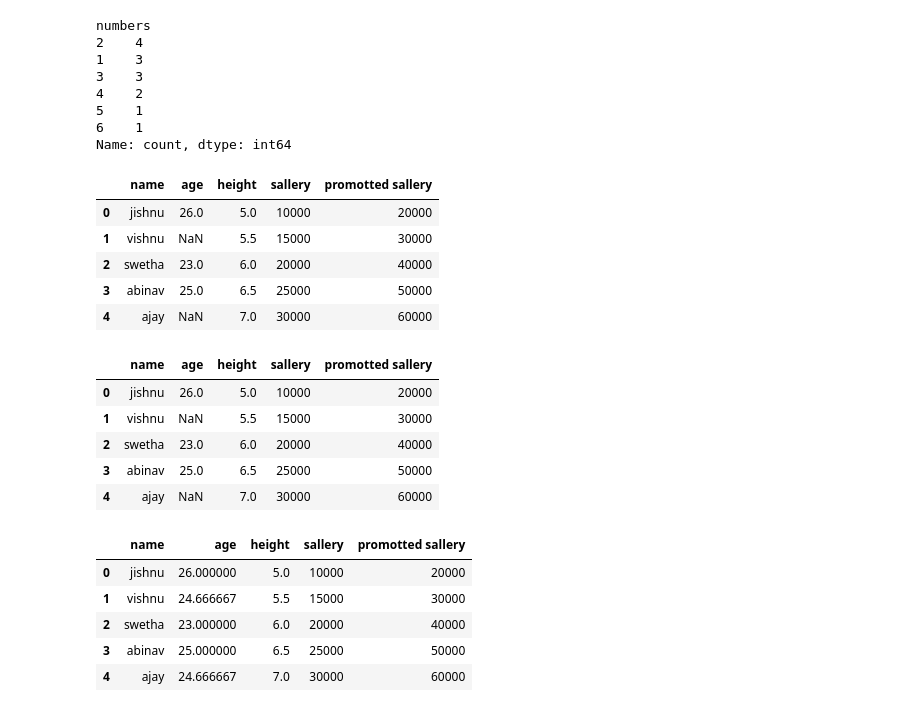
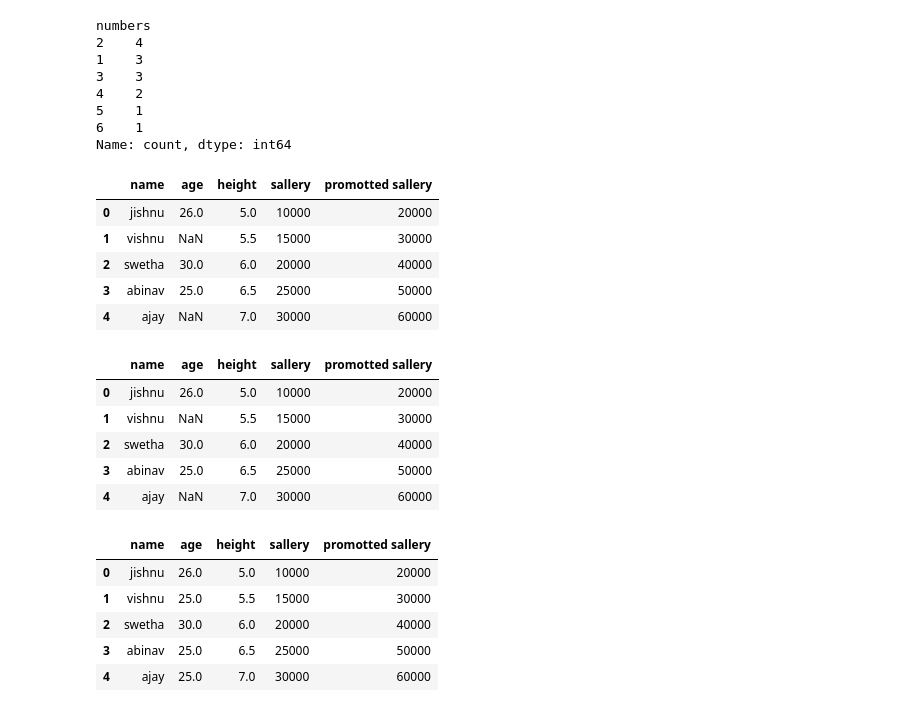
Before and after one commit to Jishnu-12/Data-analytics, a Jupyter notebook: pandas.ipynb, the cells around one changed output. Drawn from its saved outputs; the diff is of its cells as text; code cells hidden in the pictures.

```diff
--- a/pandas.ipynb
+++ b/pandas.ipynb
@@ -385,15 +362,16 @@ numbers
 Name: count, dtype: int64
 # %%
 arr = {
+
     "name":["jishnu","vishnu"],
     "age":[26,np.nan]
 }
 
 df = pd.DataFrame(arr)
-df.loc[2] = ['swetha',23] # also used for adding columns
+df.loc[2] = ['swetha',30] # also used for adding rows
 df.loc[3] = ['abinav',25]
 df.loc[4] = ['ajay',np.nan]
-df["height"] = np.linspace(5,7,5) # used for adding new rows
+df["height"] = np.linspace(5,7,5) # used for adding new column
 df["sallery"] = np.linspace(10000,30000,5,dtype = int)
 df["promotted sallery"] = df['sallery'] *2
 
@@ -402,7 +380,7 @@ df
 |  | name | age | height | sallery | promotted sallery |
 | 0 | jishnu | 26.0 | 5.0 | 10000 | 20000 |
 | 1 | vishnu | NaN | 5.5 | 15000 | 30000 |
-| 2 | swetha | 23.0 | 6.0 | 20000 | 40000 |
+| 2 | swetha | 30.0 | 6.0 | 20000 | 40000 |
 | 3 | abinav | 25.0 | 6.5 | 25000 | 50000 |
 | 4 | ajay | NaN | 7.0 | 30000 | 60000 |
 # %%
@@ -411,15 +389,15 @@ df.dropna(how = 'all')
 |  | name | age | height | sallery | promotted sallery |
 | 0 | jishnu | 26.0 | 5.0 | 10000 | 20000 |
 | 1 | vishnu | NaN | 5.5 | 15000 | 30000 |
-| 2 | swetha | 23.0 | 6.0 | 20000 | 40000 |
+| 2 | swetha | 30.0 | 6.0 | 20000 | 40000 |
 | 3 | abinav | 25.0 | 6.5 | 25000 | 50000 |
 | 4 | ajay | NaN | 7.0 | 30000 | 60000 |
 # %%
-df.fillna(0)
+df.fillna(25)
 # %% [output]
 |  | name | age | height | sallery | promotted sallery |
-| 0 | jishnu | 26.000000 | 5.0 | 10000 | 20000 |
-| 1 | vishnu | 24.666667 | 5.5 | 15000 | 30000 |
-| 2 | swetha | 23.000000 | 6.0 | 20000 | 40000 |
-| 3 | abinav | 25.000000 | 6.5 | 25000 | 50000 |
-| 4 | ajay | 24.666667 | 7.0 | 30000 | 60000 |
+| 0 | jishnu | 26.0 | 5.0 | 10000 | 20000 |
+| 1 | vishnu | 25.0 | 5.5 | 15000 | 30000 |
+| 2 | swetha | 30.0 | 6.0 | 20000 | 40000 |
+| 3 | abinav | 25.0 | 6.5 | 25000 | 50000 |
+| 4 | ajay | 25.0 | 7.0 | 30000 | 60000 |
```
Also changed, not shown: parts of 22 cells of this notebook.
